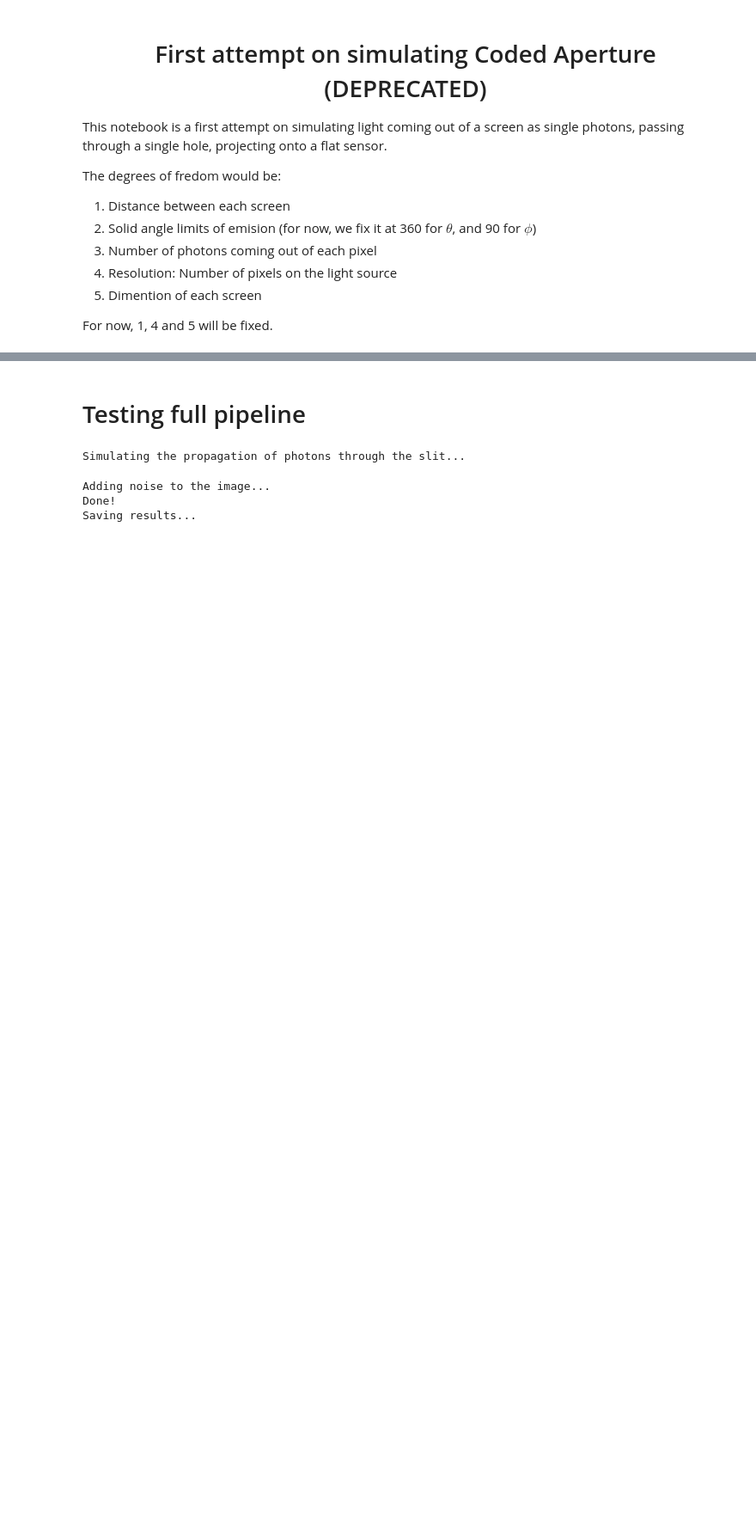
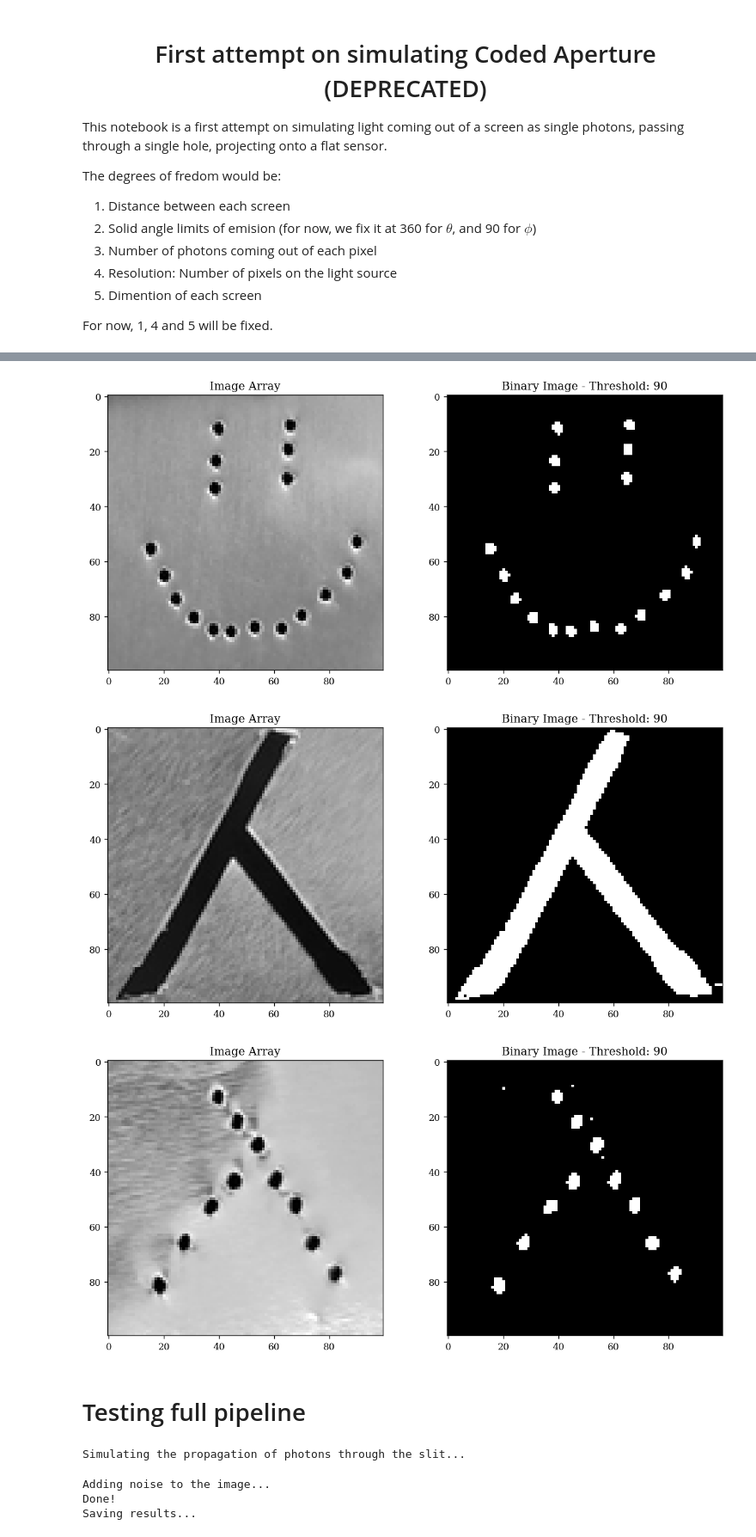
Before and after one commit to Eitan-Sprejer/CodedAperture, a Jupyter notebook: testing.ipynb, the cells around one changed output, grey strips where cells are left out. Shown at 86% size. Saved outputs shown, nothing was run; the diff lists cells and outputs as text; code cells hidden in the pictures; blank space fills up the shorter version.

```diff
--- a/testing.ipynb
+++ b/testing.ipynb
@@ -25,3 +28,12 @@ For now, 1, 4 and 5 will be fixed.
+# %%
+names = ['face_pinhole', 'lambda_letter_srce', 'lambda_letter_pinhole']
+types = ['jpg', 'png', 'png']
+for i in range(len(names)):
+    img, binary_img = process_image(names[i], type=types[i], invert = True)
+# %% [output]
+[figure, added]
+[figure, added]
+[figure, added]
 # %% [markdown]
 # Testing full pipeline
 # %%
```
Also changed, not shown: parts of 3 cells of this notebook, 7 other files.
